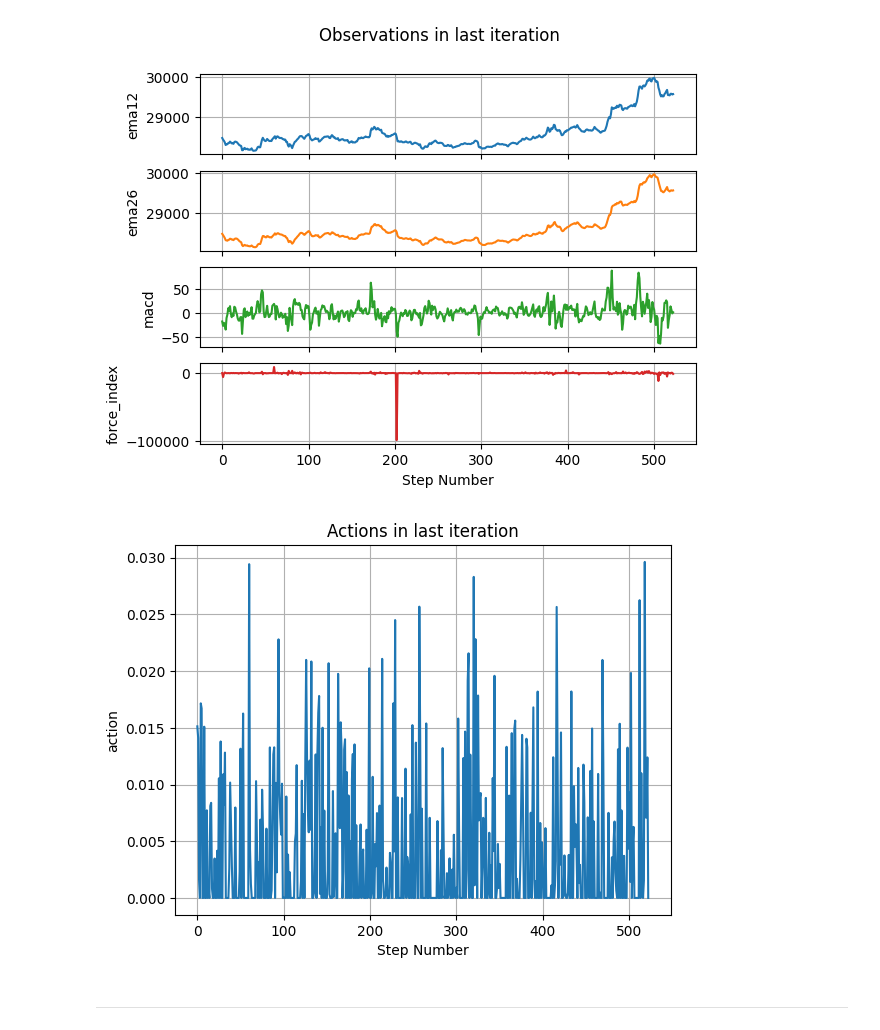
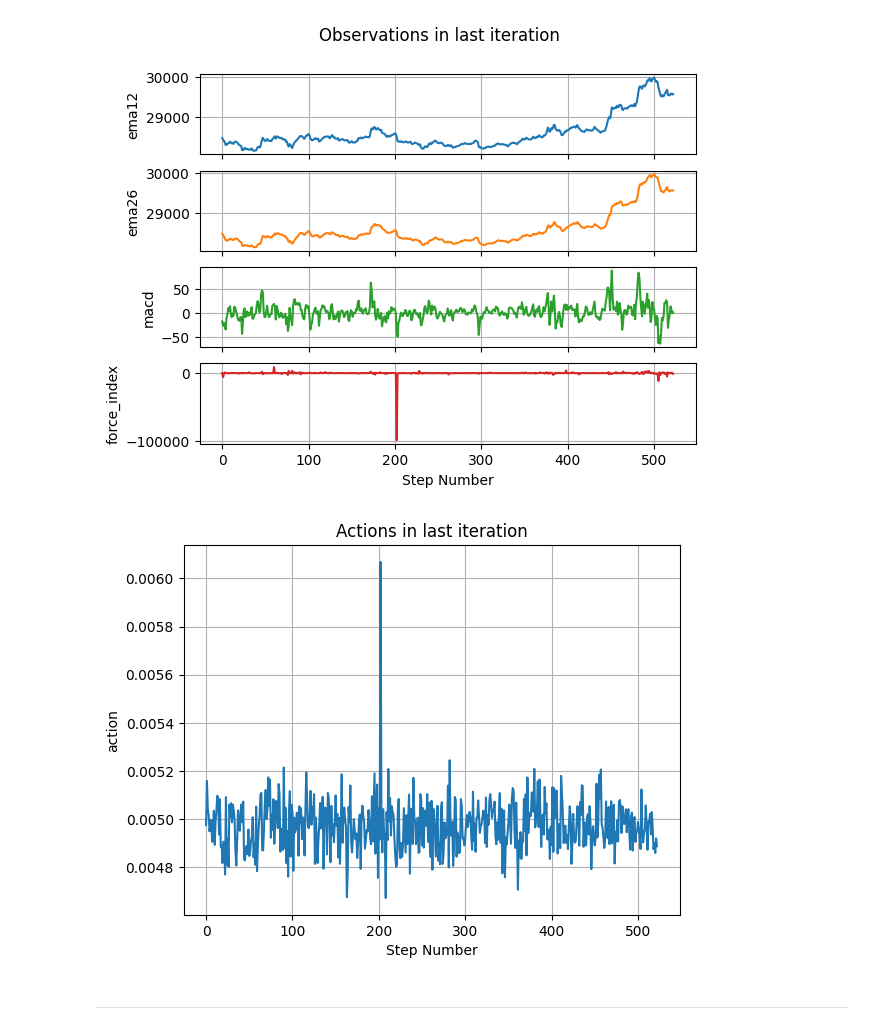
Before and after one commit to sacr1f1ce/RL-FinalProject, a Jupyter notebook: src/models/grid_bot_rl_v2/test.ipynb, the cells around one changed output. Saved outputs shown, nothing was run; the diff lists cells and outputs as text; code cells hidden in the pictures.

```diff
--- a/src/models/grid_bot_rl_v2/test.ipynb
+++ b/src/models/grid_bot_rl_v2/test.ipynb
@@ -15,10 +15,11 @@ model = GaussianPDFModel(
     dim_action=1,
     #---------------------------------------------------------------------------
     # YOUR CODE GOES HERE
-    scale_factor=10000,  # TRY TO FIND scale_factor EMPIRICALLY
+    scale_factor=100,  # TRY TO FIND scale_factor EMPIRICALLY
     n_hidden_layers=10,
-    dim_hidden=4, # TRY TO FIND dim_hidden EMPIRICALLY
-    std=0.01, # TRY TO FIND STD EMPIRICALLY
+    dim_hidden=6, # TRY TO FIND dim_hidden EMPIRICALLY
+    std=0.0001, # TRY TO FIND STD EMPIRICALLY
+    leakyrelu_coef=0.5
     #---------------------------------------------------------------------------
 )
 
@@ -27,7 +28,7 @@ optimizer = Optimizer(
     opt_method=torch.optim.Adam,
     #---------------------------------------------------------------------------
     # YOUR CODE GOES HERE
-    opt_options=dict(lr=0.001), # TRY TO FIND lr EMPIRICALLY
+    opt_options=dict(lr=0.005), # TRY TO FIND lr EMPIRICALLY
     #---------------------------------------------------------------------------
 )
 
@@ -44,10 +45,10 @@ scenario = MonteCarloSimulationScenario(
     #---------------------------------------------------------------------------
     # YOUR CODE GOES HERE
     N_episodes=10   , # Increasing the number of episodes stabilizes learning, but you can manage it with N_episodes=1
-    N_iterations=200, # You can change the number of iterations if you want
+    N_iterations=50, # You can change the number of iterations if you want
     #---------------------------------------------------------------------------
     termination_criterion=trivial_terminantion_criterion,
-    discount_factor=0.995, # do not change this
+    discount_factor=1.0, # do not change this
 )
 
 try:
@@ -63,4 +64,4 @@ scenario.plot_data()
 [figure]
-[figure, old version]
+[figure, new version]
 # %% [markdown]
 ---
```
Also changed, not shown: parts of 1 cell of this notebook, 2 other files.
